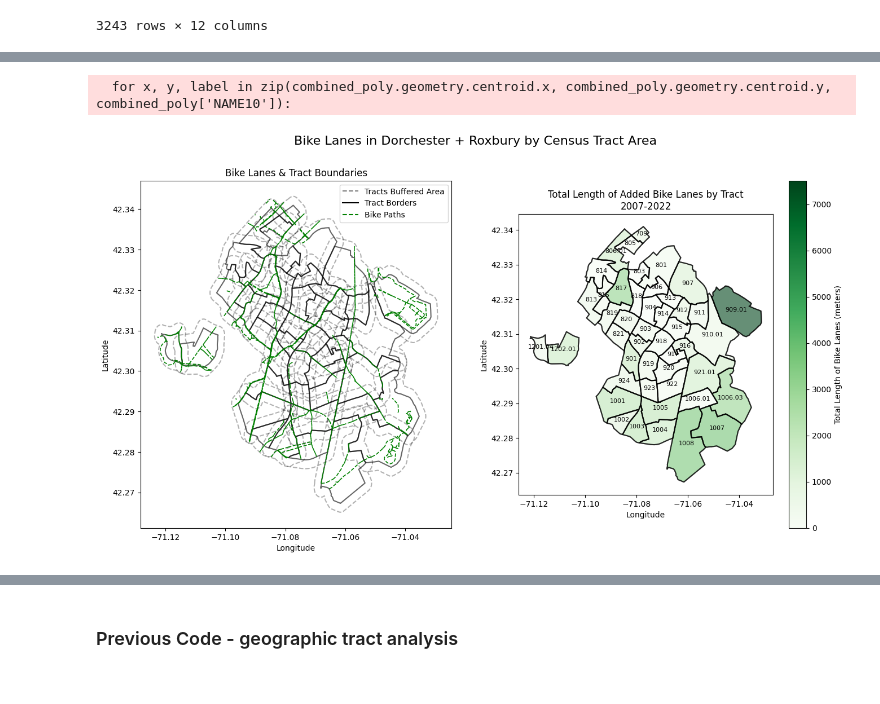
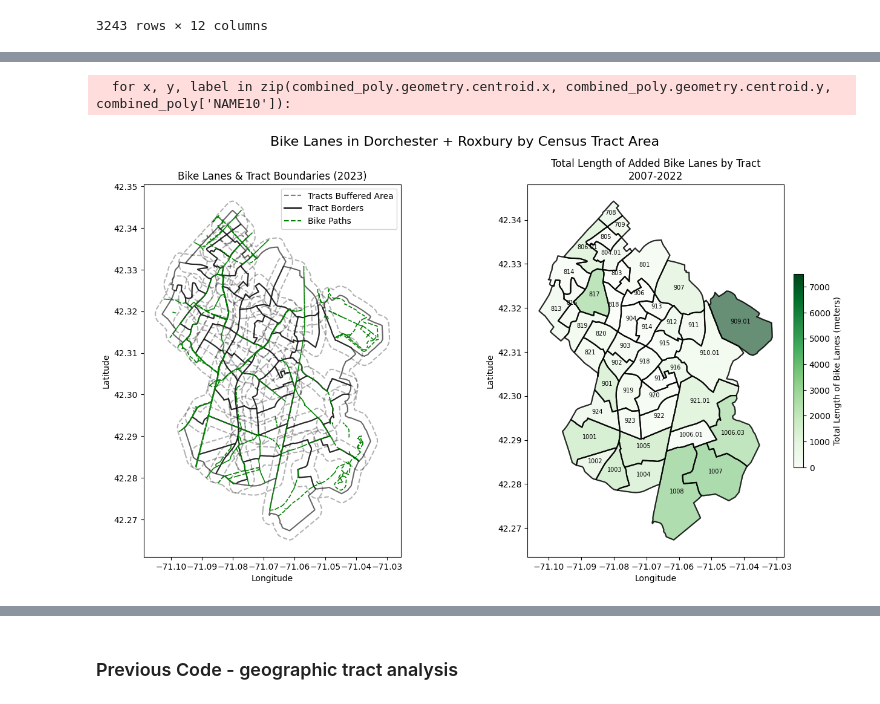
Before and after one commit to BU-Spark/ds-livable-streets-infra, a Jupyter notebook: fa23-team/analysis/bike_lanes.ipynb, the cells around one changed output, grey strips where cells are left out. Cells and saved outputs as stored; diff of their text form; code cells hidden in the pictures.

Commit message:
bike_lanes 11-18

```diff
--- a/fa23-team/analysis/bike_lanes.ipynb
+++ b/fa23-team/analysis/bike_lanes.ipynb
@@ -386,7 +386,7 @@ bike_lanes
 | 3242 | 3243 | Ipswich Street | 4523600 | 0 | 2 | 0 | 2022 | BL | 43.497022 | ... |
 3243 rows × 12 columns
 # %%
-combined_tracts = tracts2010_gdf[tracts2010_gdf['GEOID10'].isin(geo_id_list)]
+combined_tracts = tracts2010_gdf[tracts2010_gdf['NAME10'].isin(tract_list)]
 
 # Create a new figure and axis
 fig, ax = plt.subplots(figsize = (16,8))
@@ -435,36 +435,36 @@ combined_bike_lanes['geometry'].plot(ax=axs[0], color='g', linestyle='dashed', l
 # create a custom legend, since we have multiple layers
 custom_lines = [Line2D([0], [0], color='grey', lw=1.5, linestyle='dashed'),
                 Line2D([0], [0], color='black', lw=1.5),
                 Line2D([0], [0], color='green', lw=1.5, linestyle='dashed')]
 axs[0].legend(custom_lines, ['Tracts Buffered Area', 'Tract Borders', 'Bike Paths'])
-axs[0].set_title('Bike Lanes & Tract Boundaries')
+axs[0].set_title('Bike Lanes & Tract Boundaries (2023)')
 axs[0].set_xlabel('Longitude')
 axs[0].set_ylabel('Latitude')
 
 # Plot the tract boundaries colored by bike lane length on the second subplot
 im = combined_poly.plot(column='bike_lane_length', ax=axs[1], legend=True, cmap='Greens', alpha=0.6, edgecolor='black', linewidth=1.5)
 fig = plt.gcf()
 cax = fig.get_axes()[-1]
 #adjust cax size so it matches the plot:
 cax.set_position([axs[1].get_position().x1+0.01, axs[1].get_position().y0, 0.01, axs[1].get_position().height])
 cax.set_ylabel('Total Length of Bike Lanes (meters)')
 
 axs[1].set_title('Tract Boundaries Colored by Bike Lane Length')
 axs[1].set_xlabel('Longitude')
 axs[1].set_ylabel('Latitude')
 
 combined_poly['geometry'].plot(ax=axs[1], color='none', edgecolor='black', linewidth=1.5, alpha=0.6, label="Tract Borders")
 for x, y, label in zip(combined_poly.geometry.centroid.x, combined_poly.geometry.centroid.y, combined_poly['NAME10']):
     axs[1].text(x, y, label, fontsize=7, ha='center')
 axs[1].set_title('Total Length of Added Bike Lanes by Tract\n2007-2022')
 
 # plt.tight_layout()
 plt.suptitle('Bike Lanes in Dorchester + Roxbury by Census Tract Area', fontsize=16)
-plt.subplots_adjust(wspace=0.2)
+# plt.subplots_adjust(wspace=0.2)
 plt.show()
 # %% [output]
   for x, y, label in zip(combined_poly.geometry.centroid.x, combined_poly.geometry.centroid.y, combined_poly['NAME10']):
-[figure, old version]
+[figure, new version]
 # %%
 # create a long-format df of all bike lanes in Dorchester, by tract
 joined_geodf = gpd.sjoin(combined_buffer, combined_bike_lanes, how='left', op='intersects')
```
Also changed, not shown: parts of 7 cells of this notebook.
